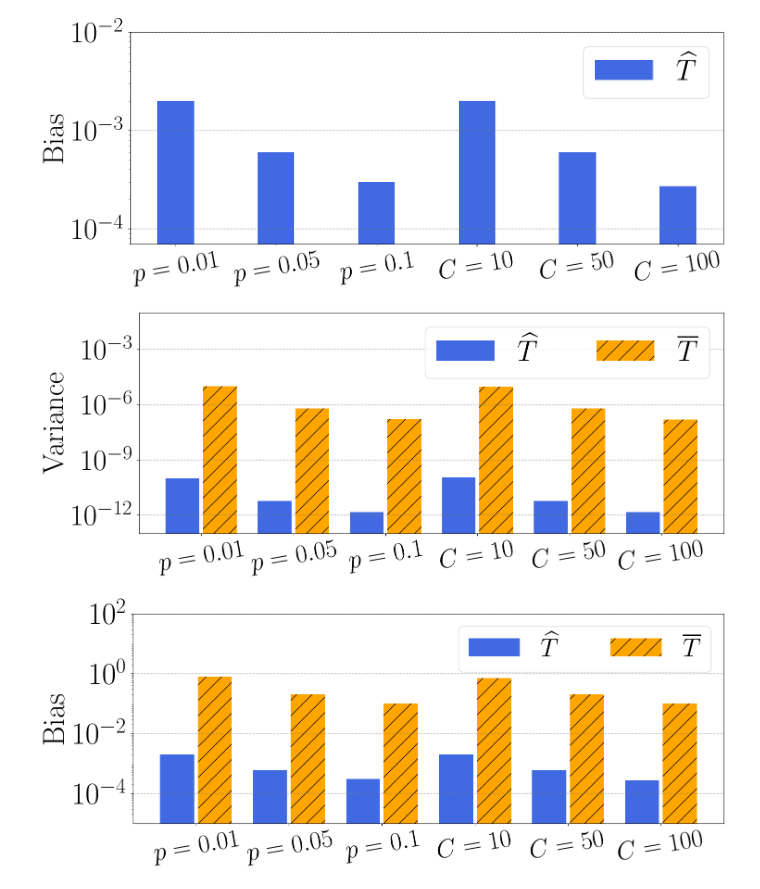
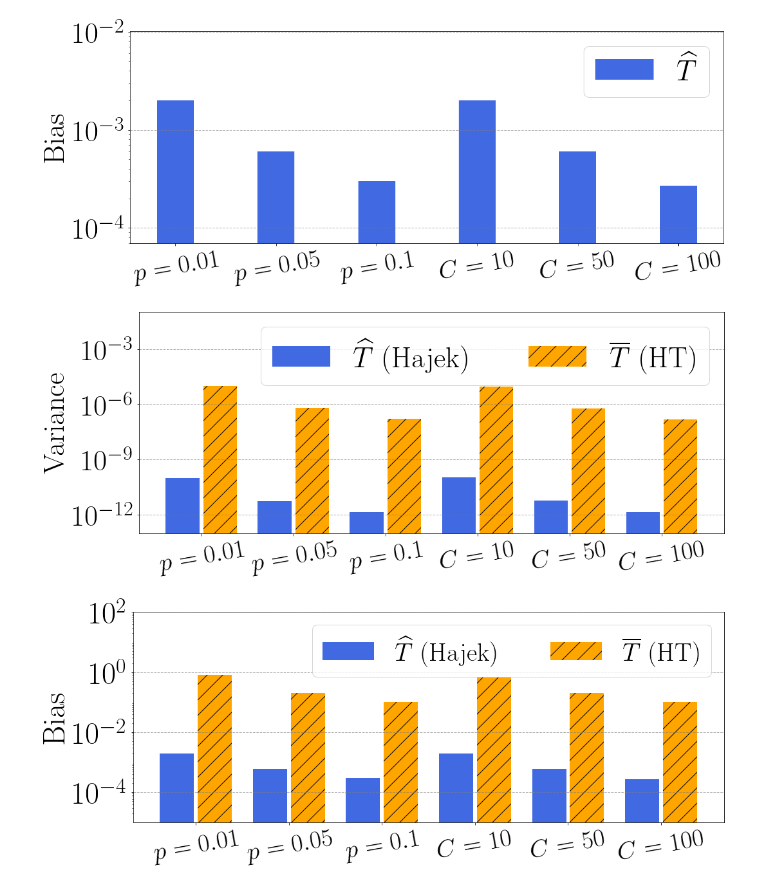
Before and after one commit to VirtuosoResearch/Matrix-completion-from-ultrasparse-samples, a Jupyter notebook: revised_figures/estimator.ipynb, the cells around one changed output. Saved outputs shown, nothing was run; the diff lists cells and outputs as text; code cells hidden in the pictures.

Commit message:
update figures

```diff
--- a/revised_figures/estimator.ipynb
+++ b/revised_figures/estimator.ipynb
@@ -58,36 +58,36 @@ bar_offset = 0.03
 x = np.arange(len(categories)) * 1.5
 
 fig, ax = plt.subplots(figsize=(15, 6))
-ax.bar(x - bar_width/2-bar_offset, T_hat_var, width=bar_width, color='royalblue', label=r'$\widehat{T}$')
-ax.bar(x + bar_width/2+bar_offset, T_bar_var, width=bar_width, color='orange', label=r'$\overline{T}$', hatch='/')
+ax.bar(x - bar_width/2-bar_offset, T_hat_var, width=bar_width, color='royalblue', label=r'$\widehat{T}$' + r'~$\mathrm{(Hajek)}$')
+ax.bar(x + bar_width/2+bar_offset, T_bar_var, width=bar_width, color='orange', label=r'$\overline{T}$' + r'~$\mathrm{(HT)}$', hatch='/')
 
 
 ax.set_xticks(x)
 ax.set_xticklabels(categories, fontsize=40, rotation=10)
 
 plt.ylabel(r"$\mathrm{Variance}$", fontsize=46)
 plt.yscale('log')
 plt.yticks(fontsize=40)
 #ax.yaxis.set_major_formatter(NullFormatter())
 #ax.yaxis.set_minor_formatter(NullFormatter())
 plt.ylim(1e-13, 1e-1)
 ax.set_yticks([1e-12, 1e-9, 1e-6, 1e-3])
 ax.set_yticklabels([r'$10^{-12}$', r'$10^{-9}$', r'$10^{-6}$', r'$10^{-3}$'], fontsize=46)
 
 plt.legend(fontsize=45, ncol=2)
 #plt.title(r"$\mathrm{Variance}$", fontsize=36)
 
 ax.grid(axis='y', which='major', linestyle='--', linewidth=1, color='gray', alpha=0.6)
 
 
 plt.tight_layout()
 
 plt.savefig('T_hat_var.pdf', bbox_inches='tight', format="pdf", dpi=1200)
 
 plt.show()
 plt.close()
 # %% [output]
-[figure, old version]
+[figure, new version]
 # %%
 from matplotlib.lines import Line2D
 
@@ -99,8 +99,8 @@ bar_offset = 0.03
 x = np.arange(len(categories)) * 1.5
 
 fig, ax = plt.subplots(figsize=(15, 6))
-ax.bar(x - bar_width/2-bar_offset, T_hat_bias, width=bar_width, color='royalblue', label=r'$\widehat{T}$')
-ax.bar(x + bar_width/2+bar_offset, T_bar_bias, width=bar_width, color='orange', label=r'$\overline{T}$', hatch='/')
+ax.bar(x - bar_width/2-bar_offset, T_hat_bias, width=bar_width, color='royalblue', label=r'$\widehat{T}$' + r'~$\mathrm{(Hajek)}$')
+ax.bar(x + bar_width/2+bar_offset, T_bar_bias, width=bar_width, color='orange', label=r'$\overline{T}$' + r'~$\mathrm{(HT)}$', hatch='/')
 
 ax.set_xticks(x)
 ax.set_xticklabels(categories, fontsize=40, rotation=10)
@@ -125,7 +125,7 @@ plt.savefig('T_hat_T_bar_bias_syn.pdf', bbox_inches='tight', format="pdf", dpi=1
 plt.show()
 plt.close()
 # %% [output]
-[figure, old version]
+[figure, new version]
 # %%
 from matplotlib.lines import Line2D
 
```
Also changed, not shown: parts of 1 cell of this notebook, 27 other files.
